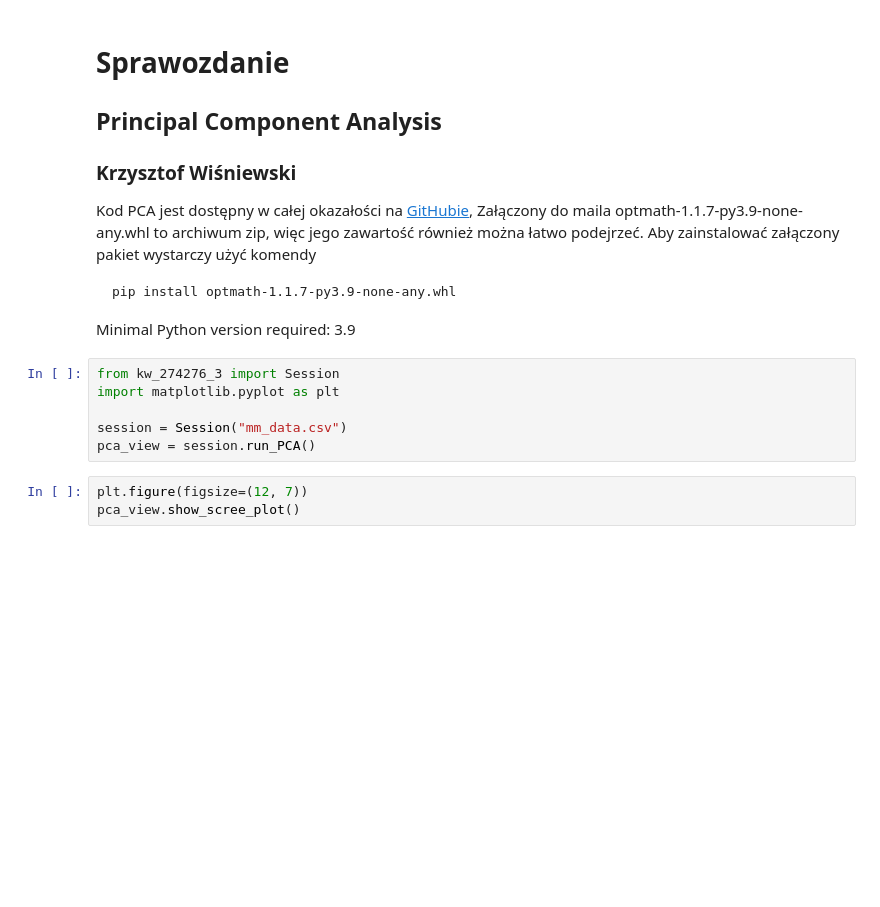
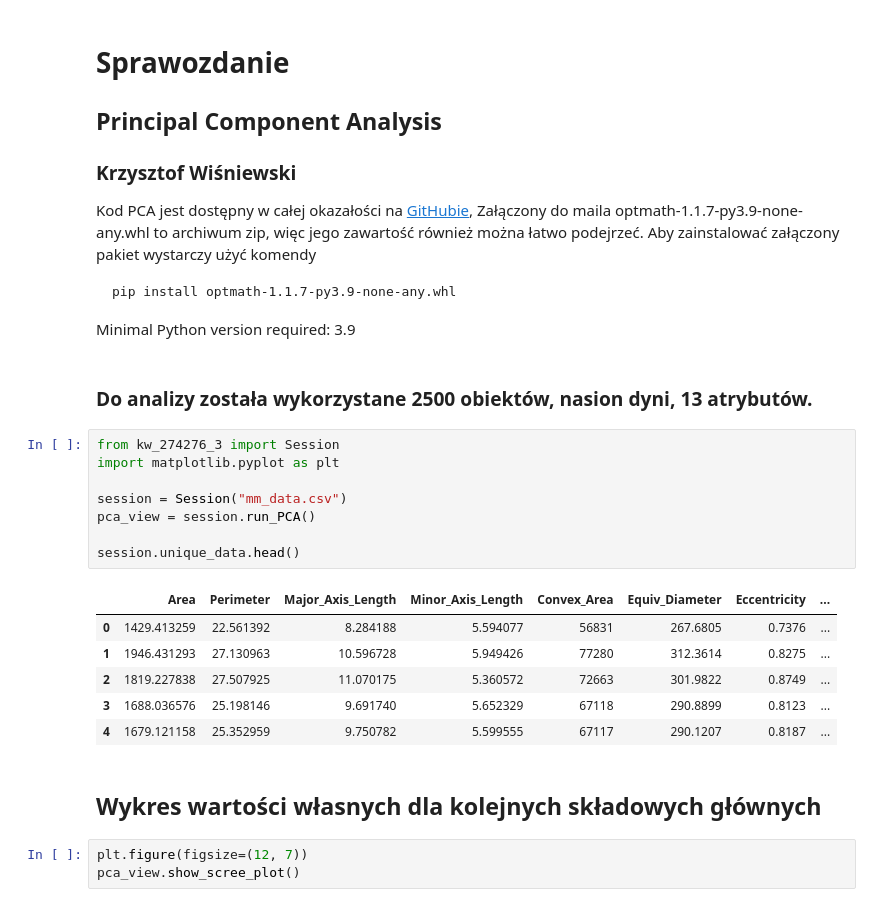
Before and after one commit to Argmaster/tedw, a Jupyter notebook: sprawozdanie3/kw_274276_3.ipynb, the cells around one changed output. Drawn from its saved outputs; the diff is of its cells as text; blank space fills up the shorter version.

````diff
--- a/sprawozdanie3/kw_274276_3.ipynb
+++ b/sprawozdanie3/kw_274276_3.ipynb
@@ -13,12 +13,25 @@ pip install optmath-1.1.7-py3.9-none-any.whl
 ```
 
 Minimal Python version required: 3.9
+# %% [markdown]
+### Do analizy została wykorzystane 2500 obiektów, nasion dyni, 13 atrybutów.
 # %%
 from kw_274276_3 import Session
 import matplotlib.pyplot as plt
 
 session = Session("mm_data.csv")
 pca_view = session.run_PCA()
+
+session.unique_data.head()
+# %% [output]
+|  | Area | Perimeter | Major_Axis_Length | Minor_Axis_Length | Convex_Area | Equiv_Diameter | Eccentricity | ... |
+| 0 | 1429.413259 | 22.561392 | 8.284188 | 5.594077 | 56831 | 267.6805 | 0.7376 | ... |
+| 1 | 1946.431293 | 27.130963 | 10.596728 | 5.949426 | 77280 | 312.3614 | 0.8275 | ... |
+| 2 | 1819.227838 | 27.507925 | 11.070175 | 5.360572 | 72663 | 301.9822 | 0.8749 | ... |
+| 3 | 1688.036576 | 25.198146 | 9.691740 | 5.652329 | 67118 | 290.8899 | 0.8123 | ... |
+| 4 | 1679.121158 | 25.352959 | 9.750782 | 5.599555 | 67117 | 290.1207 | 0.8187 | ... |
+# %% [markdown]
+## Wykres wartości własnych dla kolejnych składowych głównych
 # %%
 plt.figure(figsize=(12, 7))
 pca_view.show_scree_plot()
````
Also changed, not shown: parts of 11 cells of this notebook, 5 other files.
